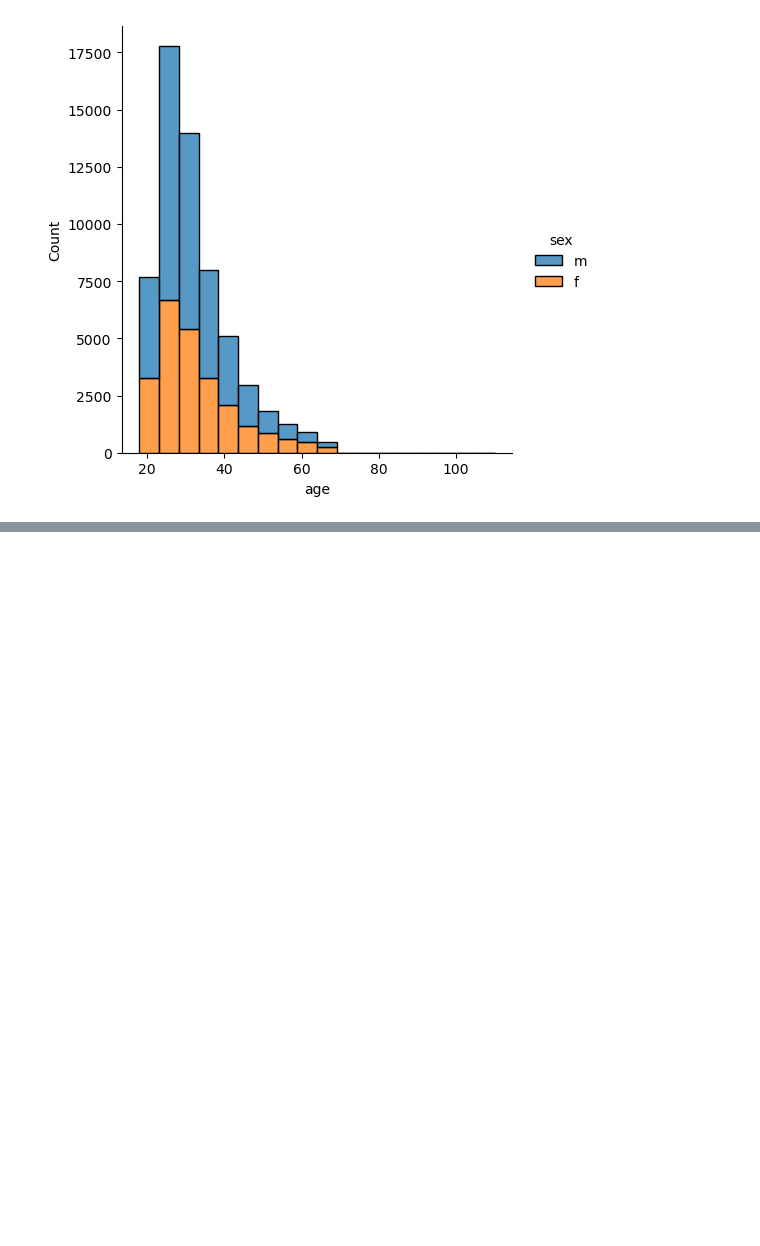
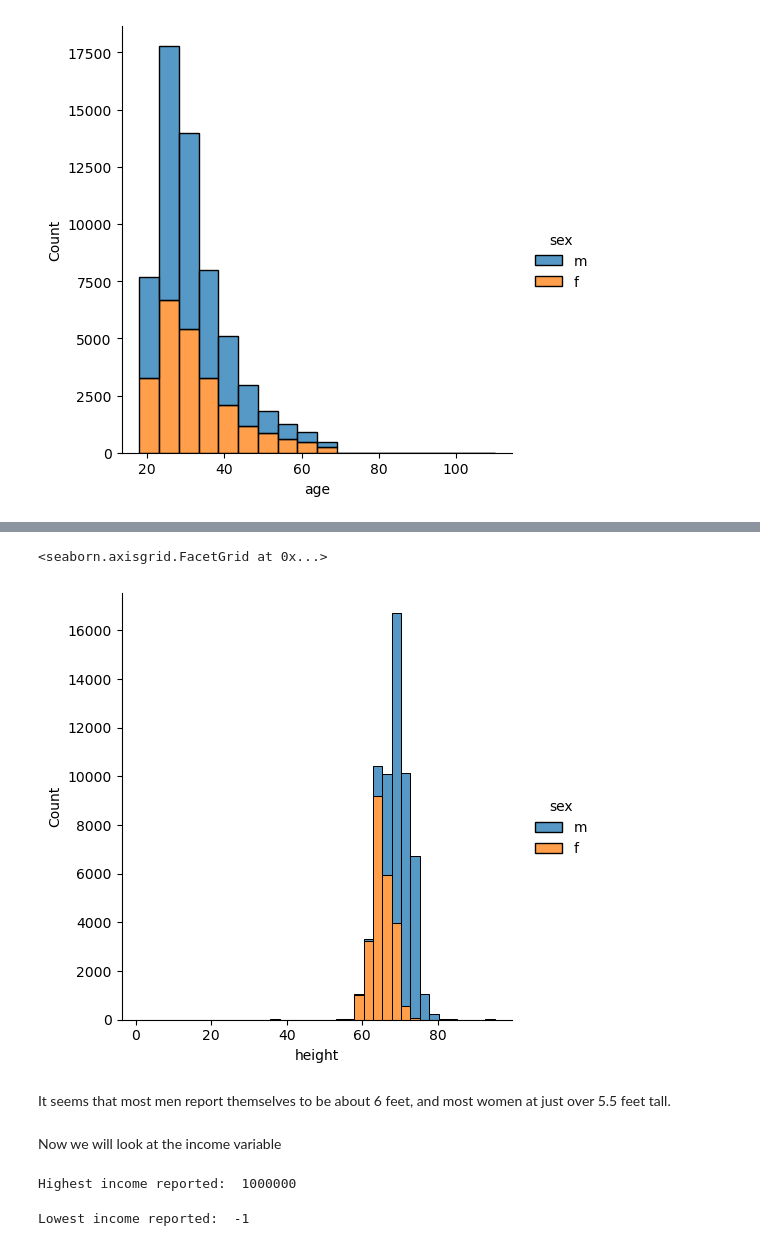
Before and after one commit to Kyloni417/OkCupid-Date-a-Scientist, a Jupyter notebook: date-a-scientist.ipynb, the cells around one changed output, grey strips where cells are left out. Drawn from its saved outputs; the diff is of its cells as text; code cells hidden in the pictures; blank space fills up the shorter version.

```diff
--- a/date-a-scientist.ipynb
+++ b/date-a-scientist.ipynb
@@ -146,0 +154,17 @@ sns.displot(data=profiles, x='age', hue='sex', kind='hist', binwidth=5, multiple
+# %%
+sns.displot(data=profiles, x='height', hue='sex', kind='hist', binwidth=2.5, multiple='stack')
+# %% [output]
+<seaborn.axisgrid.FacetGrid at 0x...>
+[figure, added]
+# %% [markdown]
+It seems that most men report themselves to be about 6 feet, and most women at just over 5.5 feet tall.
+# %% [markdown]
+Now we will look at the income variable
+# %%
+print("Highest income reported: ", max(profiles.income))
+# %% [output]
+Highest income reported:  1000000
+# %%
+print("Lowest income reported: ", min(profiles.income))
+# %% [output]
+Lowest income reported:  -1
```
Also changed, not shown: parts of 3 cells of this notebook.
